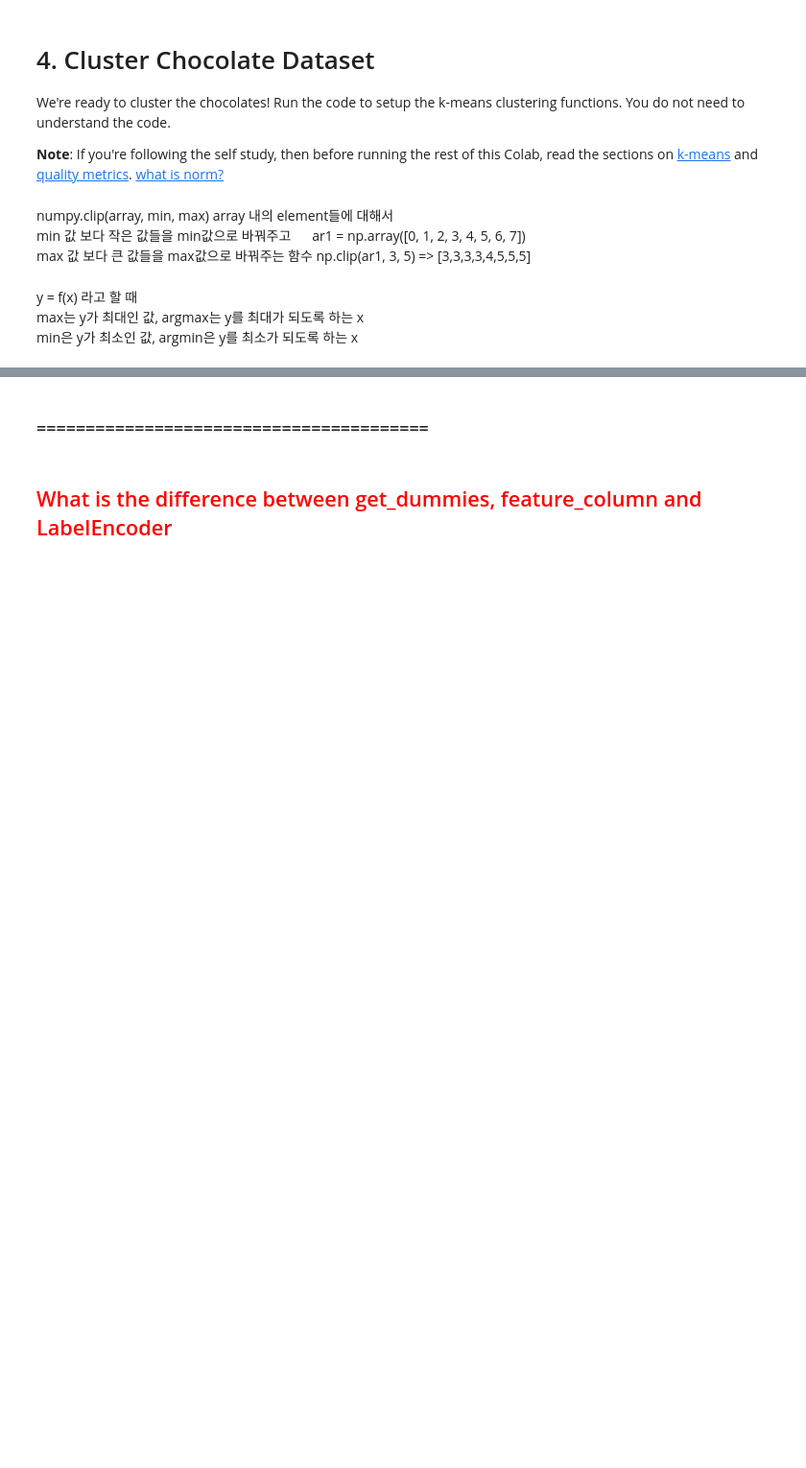
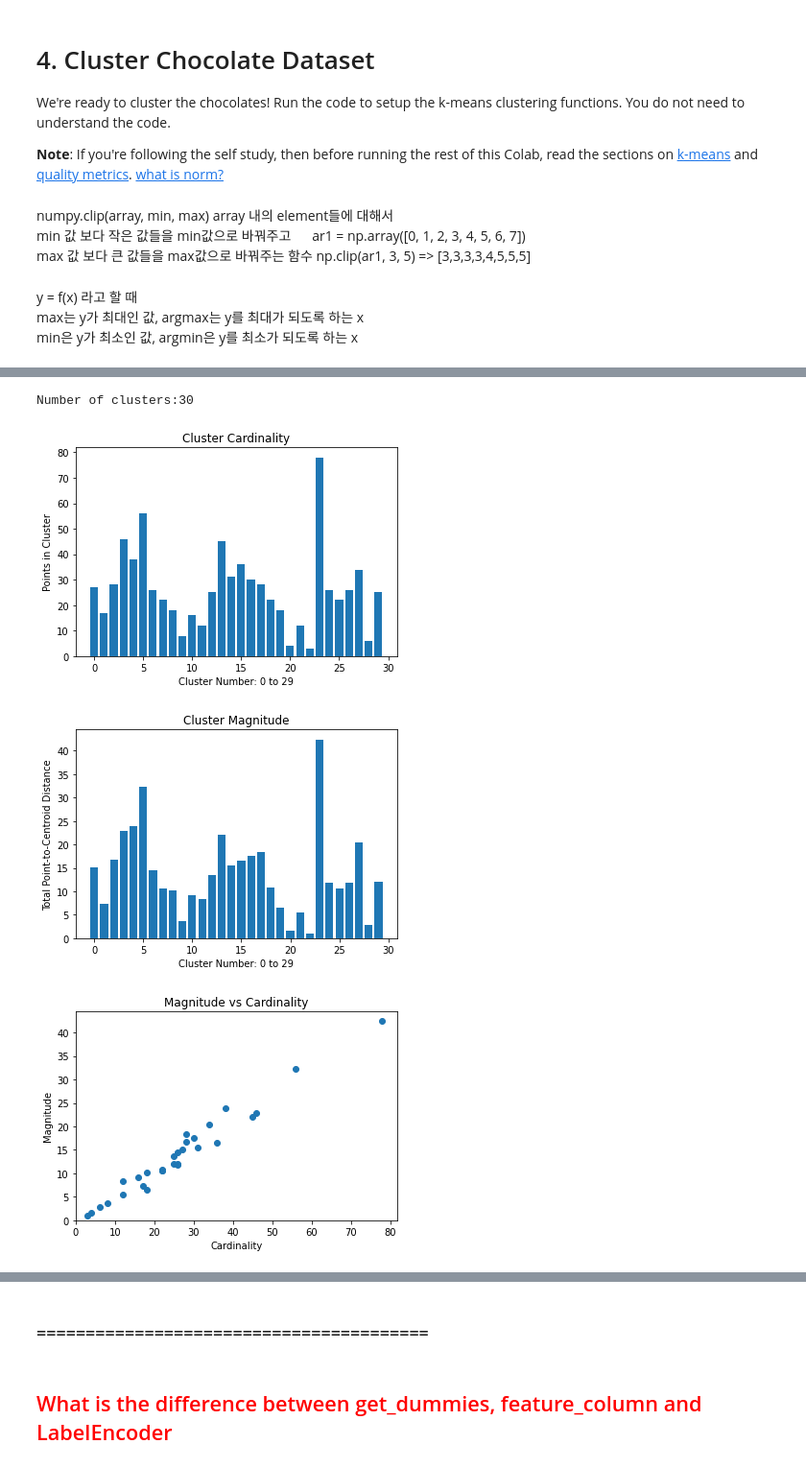
Before and after one commit to fasthill/google-ML-crash-course, a Jupyter notebook: 9. Manual Similarity with Chocolates.ipynb, the cells around one changed output, grey strips where cells are left out. Shown at 96% size. Drawn from its saved outputs; the diff is of its cells as text; code cells hidden in the pictures; blank space fills up the shorter version.

```diff
--- a/9. Manual Similarity with Chocolates.ipynb
+++ b/9. Manual Similarity with Chocolates.ipynb
@@ -524,0 +610,7 @@ SystemExit:
+# %%
+clusterQualityMetrics(choc_data)
+# %% [output]
+Number of clusters:30
+[figure, added]
+[figure, added]
+[figure, added]
```
Also changed, not shown: parts of 9 cells of this notebook.
